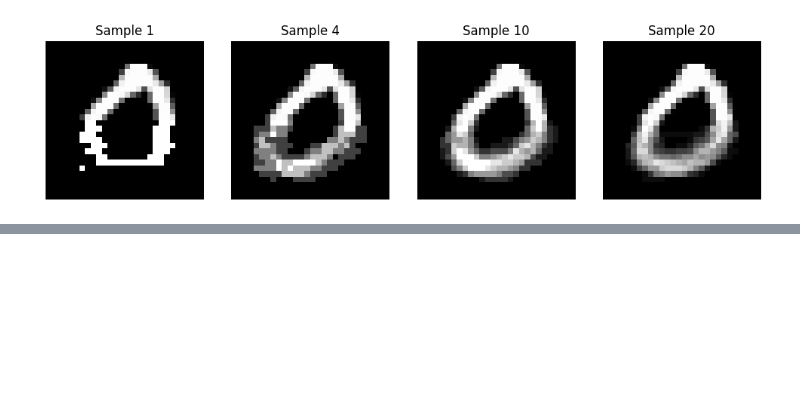
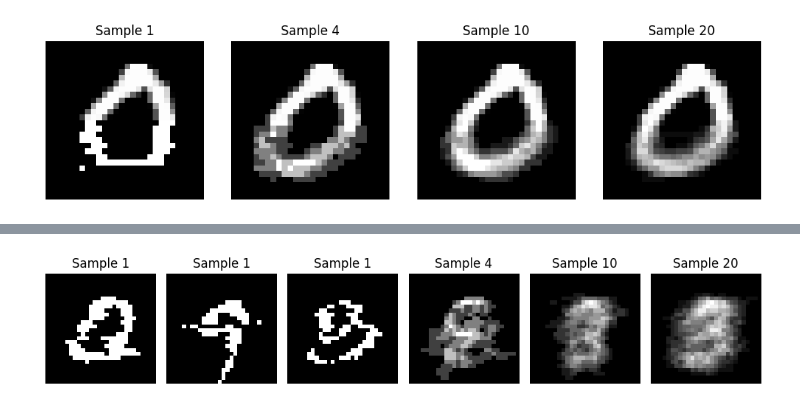
Before and after one commit to ifsheldon/tensor-network-notes, a Jupyter notebook: 4-6.ipynb, the cells around one changed output, grey strips where cells are left out. Cells and saved outputs as stored; diff of their text form; code cells hidden in the pictures; blank space fills up the shorter version.

```diff
--- a/4-6.ipynb
+++ b/4-6.ipynb
@@ -403,0 +443,10 @@ generate_and_plot(
+# %%
+label = 9
+
+label = labels_to_binary(torch.tensor([label]), num_bits=4)
+sample = torch.cat([label, torch.zeros(1, 28 * 28)], dim=1)
+gen_indices = list(range(4, 4 + 28 * 28))
+
+generate_and_plot_exp(mps=mps_exp, sample=sample, gen_indices=gen_indices, sample_nums=[1, 1, 1, 4, 10, 20])
+# %% [output]
+[figure, added]
```
Also changed, not shown: parts of 6 cells of this notebook, 1 other file.
